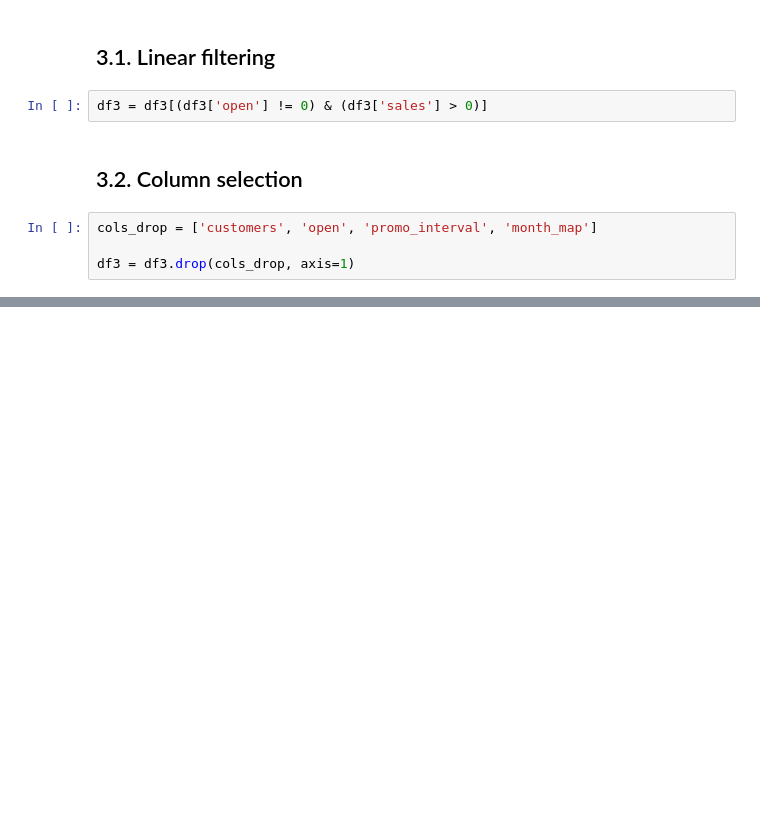
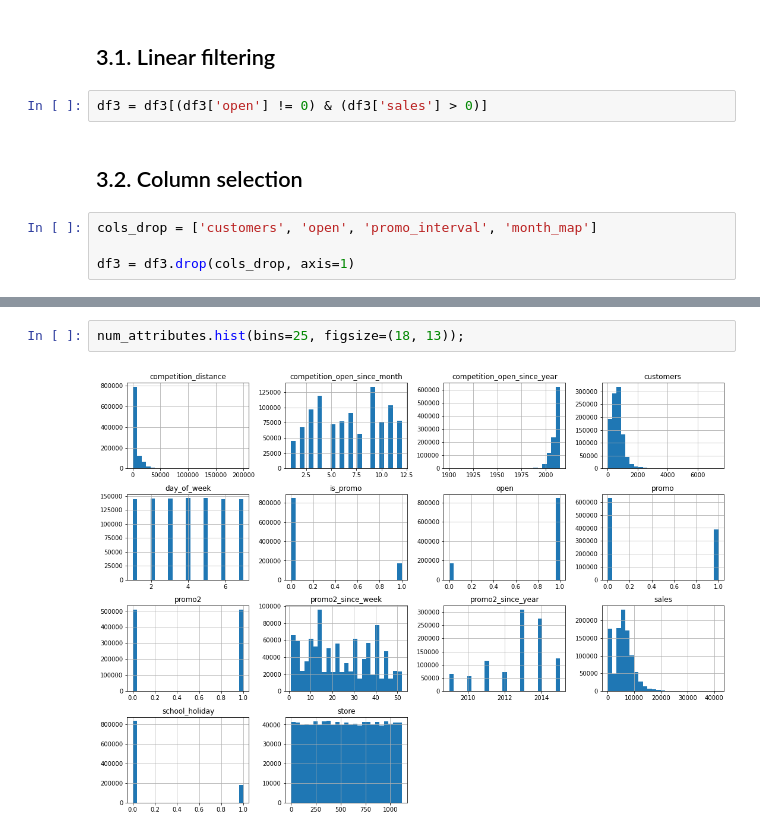
Before and after one commit to pblcarvalho/house, a Jupyter notebook: my_project_rossmann_store_sales_prediction.ipynb, the cells around one changed output, grey strips where cells are left out. Cells and saved outputs as stored; diff of their text form; blank space fills up the shorter version.

```diff
--- a/my_project_rossmann_store_sales_prediction.ipynb
+++ b/my_project_rossmann_store_sales_prediction.ipynb
@@ -384,0 +474,4 @@ df3 = df3.drop(cols_drop, axis=1)
+# %%
+num_attributes.hist(bins=25, figsize=(18, 13));
+# %% [output]
+[figure, added]
```
Also changed, not shown: parts of 18 cells of this notebook.
